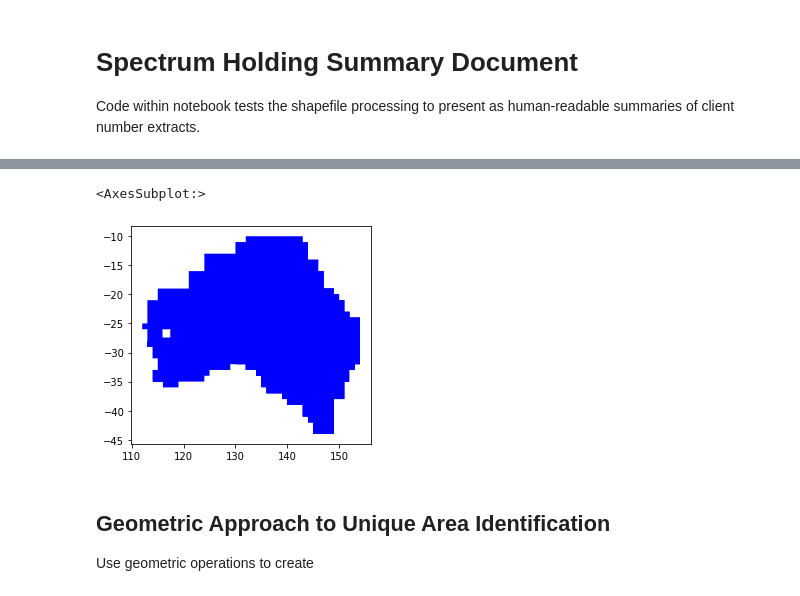
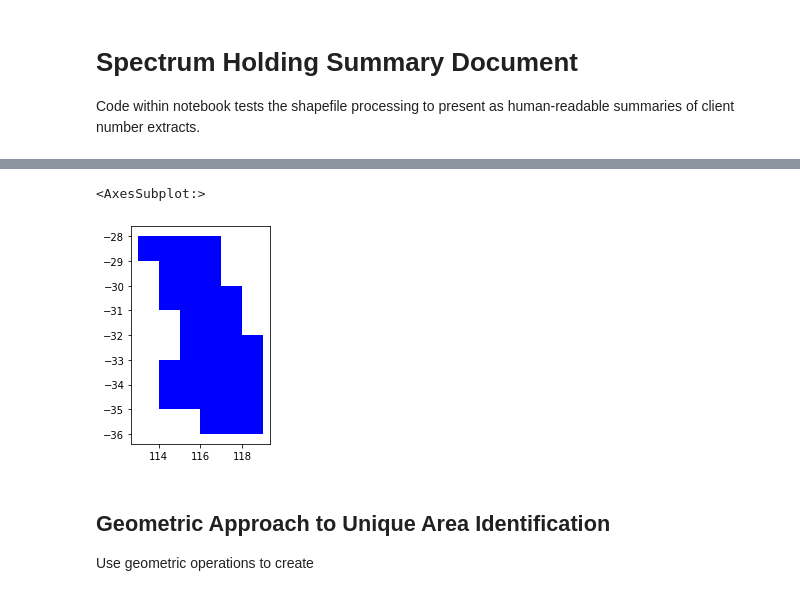
Before and after one commit to navnith-reddy/SpectrumNavigator, a Jupyter notebook: holdings.ipynb, the cells around one changed output, grey strips where cells are left out. Cells and saved outputs as stored; diff of their text form; code cells hidden in the pictures.

Commit message:
fixed buildgdf - index issue

```diff
--- a/holdings.ipynb
+++ b/holdings.ipynb
@@ -45,8 +16,8 @@ asmg
 # %%
 # -------------------- TEST EXTRACT ------------------------
 clientData = rrl.clientSearch(data, "1104504,20009217")
-test = clientData.iloc[[6,7]]
-test = rrl.buildgdf(test, asmg)
+clientData = clientData.iloc[[6,7]]
+test = rrl.buildgdf(clientData, asmg)
 test
 # %% [output]
 |  | LICENCE_NO | CLIENT_NO | LFREQ_START | LWFREQ_END | HIFREQ_START | HIFREQ_END | LW_BW | HI_BW | BANDWIDTH | ... |
@@ -65,9 +35,9 @@ ValueError: cannot convert float NaN to integer
 # %%
-test = gdf.overlay(gdf, how='intersection')
+test = (test.iloc[[0]]).overlay(test.iloc[[1]], how='intersection')
 test.plot(color="b")
 # %% [output]
 <AxesSubplot:>
-[figure, old version]
+[figure, new version]
 # %% [markdown]
 ## Geometric Approach to Unique Area Identification
 
```
Also changed, not shown: parts of 4 cells of this notebook, 3 other files.
